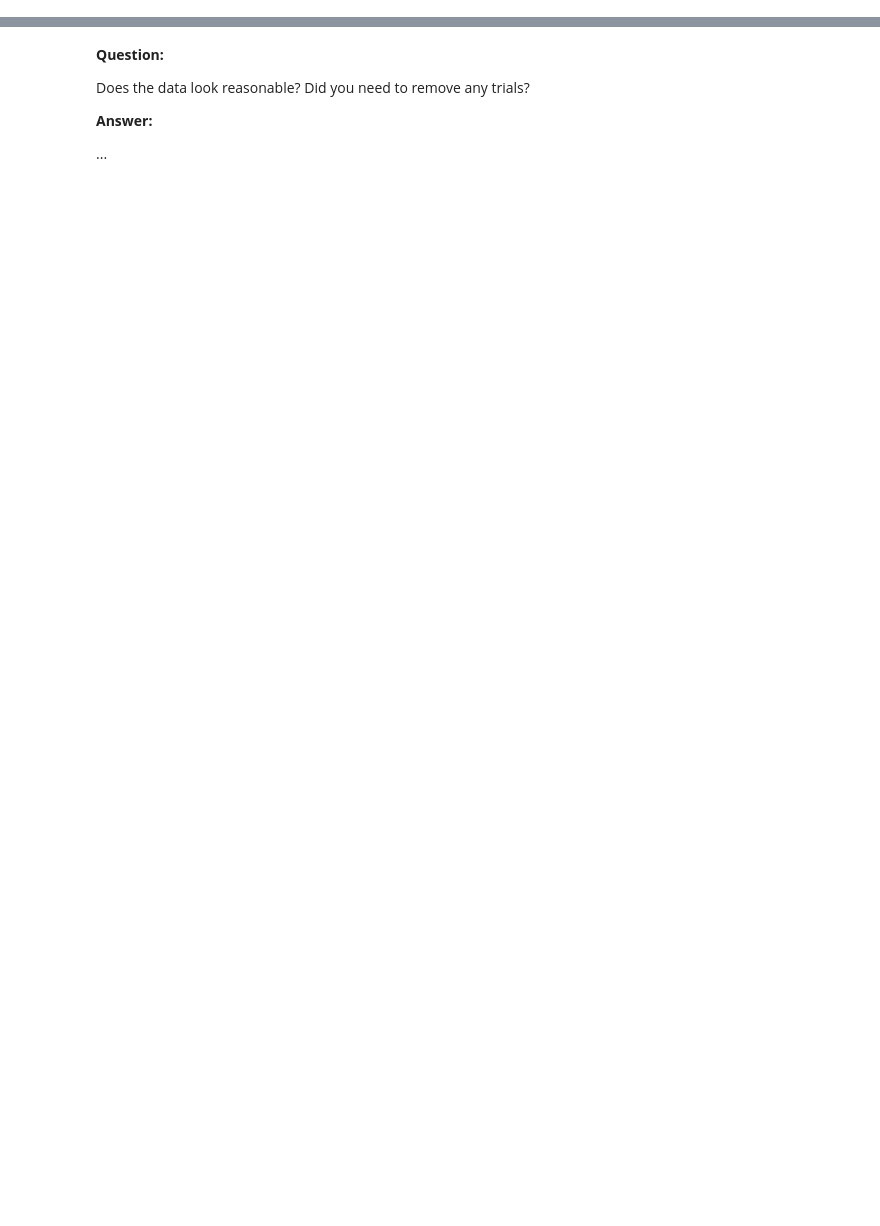
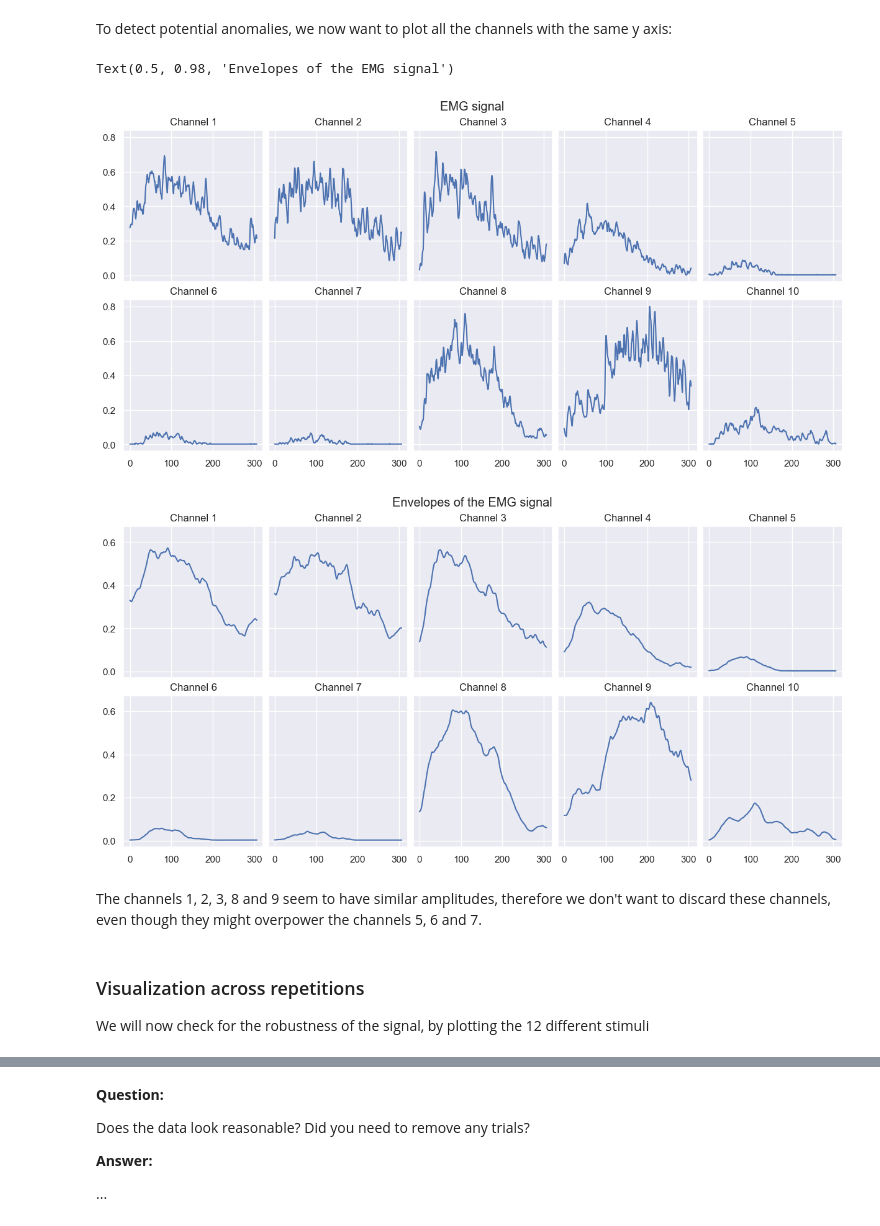
Before and after one commit to MetthewB/NSSP_Project2, a Jupyter notebook: scripts/main.ipynb, the cells around one changed output, grey strips where cells are left out. Drawn from its saved outputs; the diff is of its cells as text; code cells hidden in the pictures; blank space fills up the shorter version.

```diff
--- a/scripts/main.ipynb
+++ b/scripts/main.ipynb
@@ -132,0 +148,29 @@ plt.show()
+# %% [markdown]
+To detect potential anomalies, we now want to plot all the channels with the same y axis:
+# %%
+n_channels = data.shape[-1]
+
+# EMG signal
+fig, ax = plt.subplots(2, 5, figsize=(12, 6), constrained_layout = True, sharex=True, sharey=True)
+ax = ax.ravel()
+for channel_idx in range(n_channels):
+    ax[channel_idx].plot(emg_windows[0][0][:, channel_idx])
+    ax[channel_idx].set_title(f'Channel {channel_idx + 1}')
+plt.suptitle("EMG signal")
+
+# Envelopes of the EMG signal
+fig, ax = plt.subplots(2, 5, figsize=(12, 6), constrained_layout = True, sharex=True, sharey=True)
+ax = ax.ravel()
+for channel_idx in range(n_channels):
+    ax[channel_idx].plot(emg_envelopes[0][0][:, channel_idx])
+    ax[channel_idx].set_title(f'Channel {channel_idx + 1}')
+plt.suptitle("Envelopes of the EMG signal")
+# %% [output]
+Text(0.5, 0.98, 'Envelopes of the EMG signal')
+[figure, added]
+[figure, added]
+# %% [markdown]
+The channels 1, 2, 3, 8 and 9 seem to have similar amplitudes, therefore we don't want to discard these channels, even though they might overpower the channels 5, 6 and 7.
+# %% [markdown]
+### Visualization across repetitions
+We will now check for the robustness of the signal, by plotting the 12 different stimuli
```
Also changed, not shown: parts of 48 cells of this notebook.
